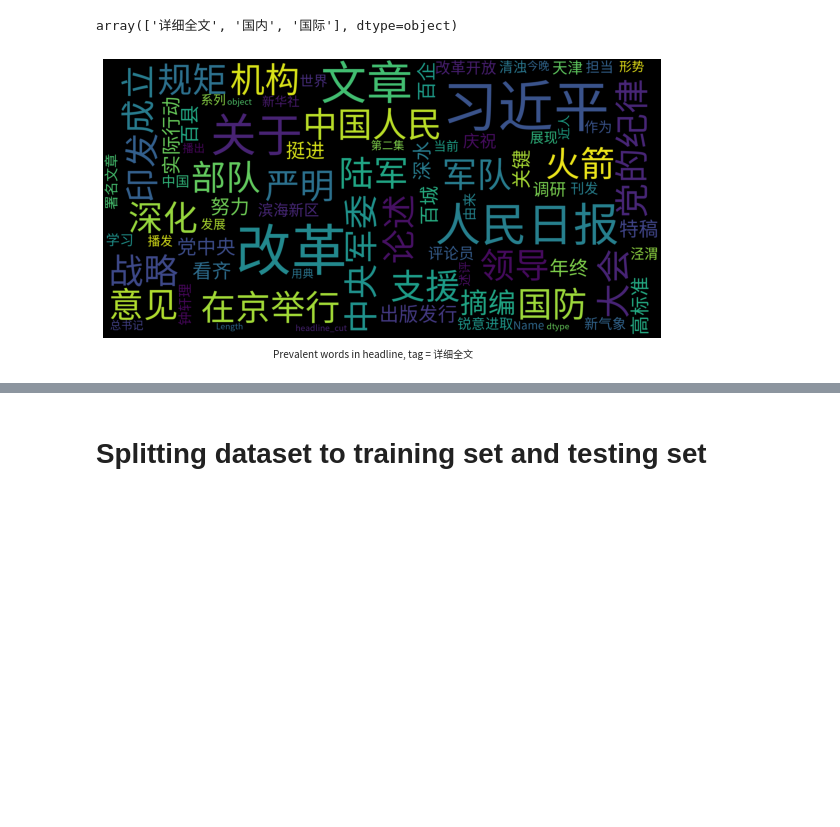
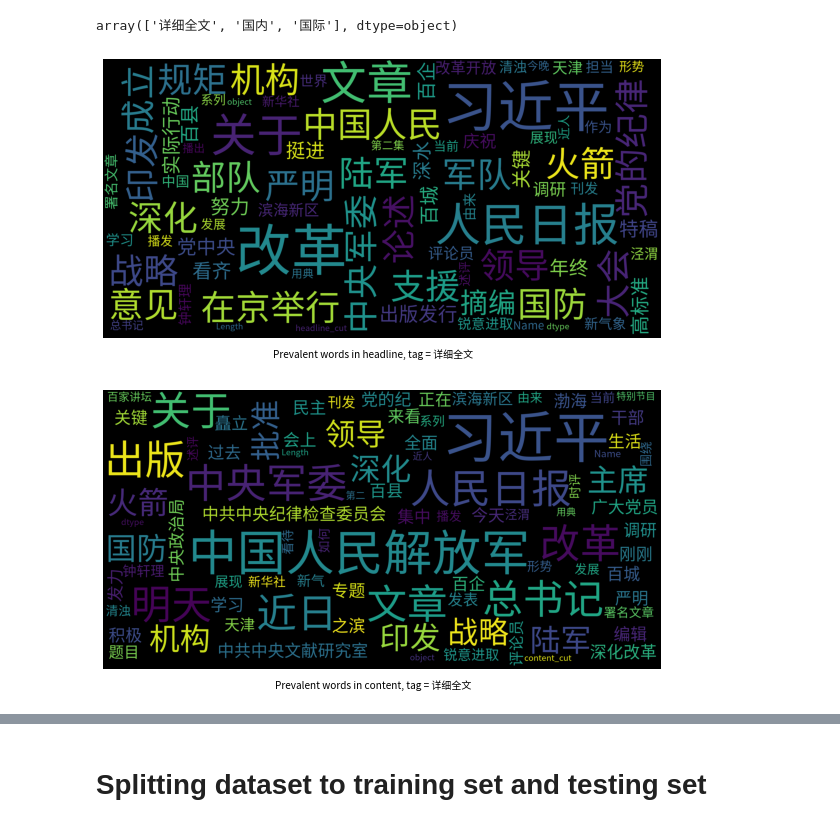
Before and after one commit to Devu-Goyal/Chinese_Social_Media_Towards_Vaccine, a Jupyter notebook: Chinese_Social_Media_Towards_Vaccine.ipynb, the cells around one changed output, grey strips where cells are left out. Cells and saved outputs as stored; diff of their text form; code cells hidden in the pictures; blank space fills up the shorter version.

```diff
--- a/Chinese_Social_Media_Towards_Vaccine.ipynb
+++ b/Chinese_Social_Media_Towards_Vaccine.ipynb
@@ -150,9 +156,11 @@ array(['详细全文', '国内', '国际'], dtype=object)
 # %%
 # word cloud for tag -: 详细全文
 data_tag = data.loc[data.tag=='详细全文']
 show_wordcloud(data_tag['headline_cut'], font_path, title = 'Prevalent words in headline, tag = 详细全文')
+show_wordcloud(data_tag['content_cut'], font_path, title = 'Prevalent words in content, tag = 详细全文')
 # %% [output]
 [figure]
+[figure, added]
 # %%
 # word cloud for tag -: 国内
 data_tag = data.loc[data.tag=='国内']
```
Also changed, not shown: parts of 16 cells of this notebook.
